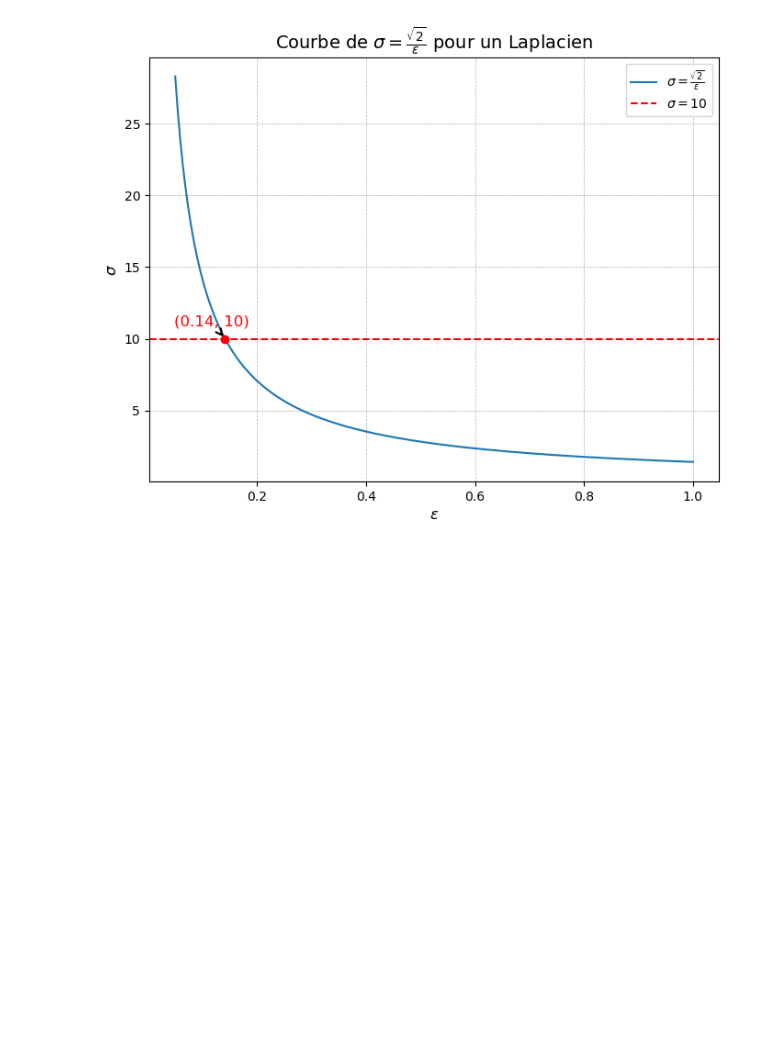
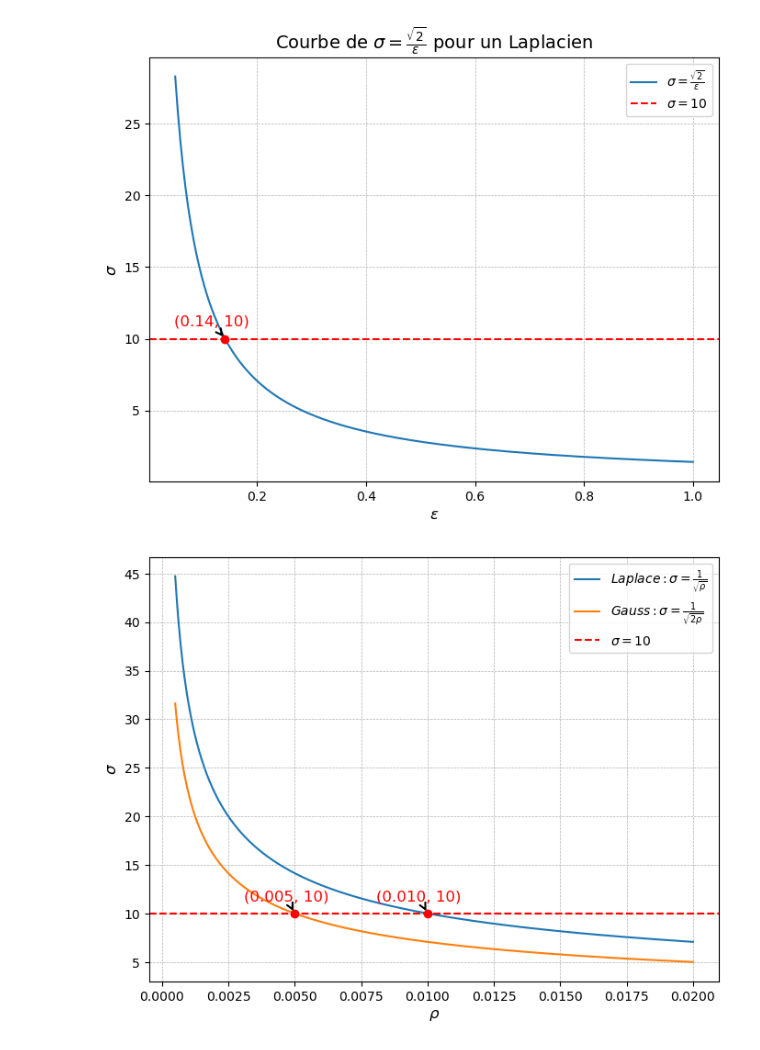
Before and after one commit to InseeFrLab/diff-privacy, a Jupyter notebook: Understand_dp.ipynb, the cells around one changed output. Saved outputs shown, nothing was run; the diff lists cells and outputs as text; code cells hidden in the pictures; blank space fills up the shorter version.

```diff
--- a/Understand_dp.ipynb
+++ b/Understand_dp.ipynb
@@ -422,3 +422,55 @@ plt.grid(True, linestyle='--', linewidth=0.5)
 plt.show()
 # %% [output]
 [figure]
+# %%
+# Plage de valeurs pour epsilon
+rho = np.linspace(0.0005, 0.02, 1000)
+
+# Calcul des valeurs de sigma
+sigma_values_laplace = 1 / np.sqrt(rho)
+
+sigma_values_gauss = 1 / np.sqrt(2*rho)
+
+# Définition de sigma = 10 et calcul de epsilon correspondant
+sigma_target = 10
+rho_target_laplace = 1 / sigma_target**2
+rho_target_gauss = 1 / (2* sigma_target**2)
+
+# Création du graphique
+plt.figure(figsize=(8, 6))
+plt.plot(rho, sigma_values_laplace, label=r'$ Laplace : \sigma = \frac{1}{\sqrt{\rho}}$')
+plt.plot(rho, sigma_values_gauss, label=r'$ Gauss : \sigma = \frac{1}{\sqrt{2\rho}}$')
+
+# Ajout d'une ligne horizontale pour sigma = 10
+plt.axhline(y=sigma_target, color='r', linestyle='--', label=r'$\sigma = 10$')
+
+# Mise en évidence du point correspondant sur la courbe
+plt.scatter(rho_target_laplace, sigma_target, color='red', zorder=3)
+plt.annotate(
+    f'({rho_target_laplace:.3f}, {sigma_target})',
+    xy=(rho_target_laplace, sigma_target),
+    xytext=(-40,10), textcoords='offset points',
+    arrowprops=dict(arrowstyle="->", lw=1.5),
+    fontsize=12, color='red'
+)
+
+plt.scatter(rho_target_gauss, sigma_target, color='red', zorder=3)
+plt.annotate(
+    f'({rho_target_gauss:.3f}, {sigma_target})',
+    xy=(rho_target_gauss, sigma_target),
+    xytext=(-40,10), textcoords='offset points',
+    arrowprops=dict(arrowstyle="->", lw=1.5),
+    fontsize=12, color='red'
+)
+
+
+# Personnalisation du graphique
+plt.xlabel(r'$\rho$', fontsize=12)
+plt.ylabel(r'$\sigma$', fontsize=12)
+plt.legend()
+plt.grid(True, linestyle='--', linewidth=0.5)
+
+# Affichage du graphique
+plt.show()
+# %% [output]
+[figure, added]
```
Also changed, not shown: parts of 3 cells of this notebook.
